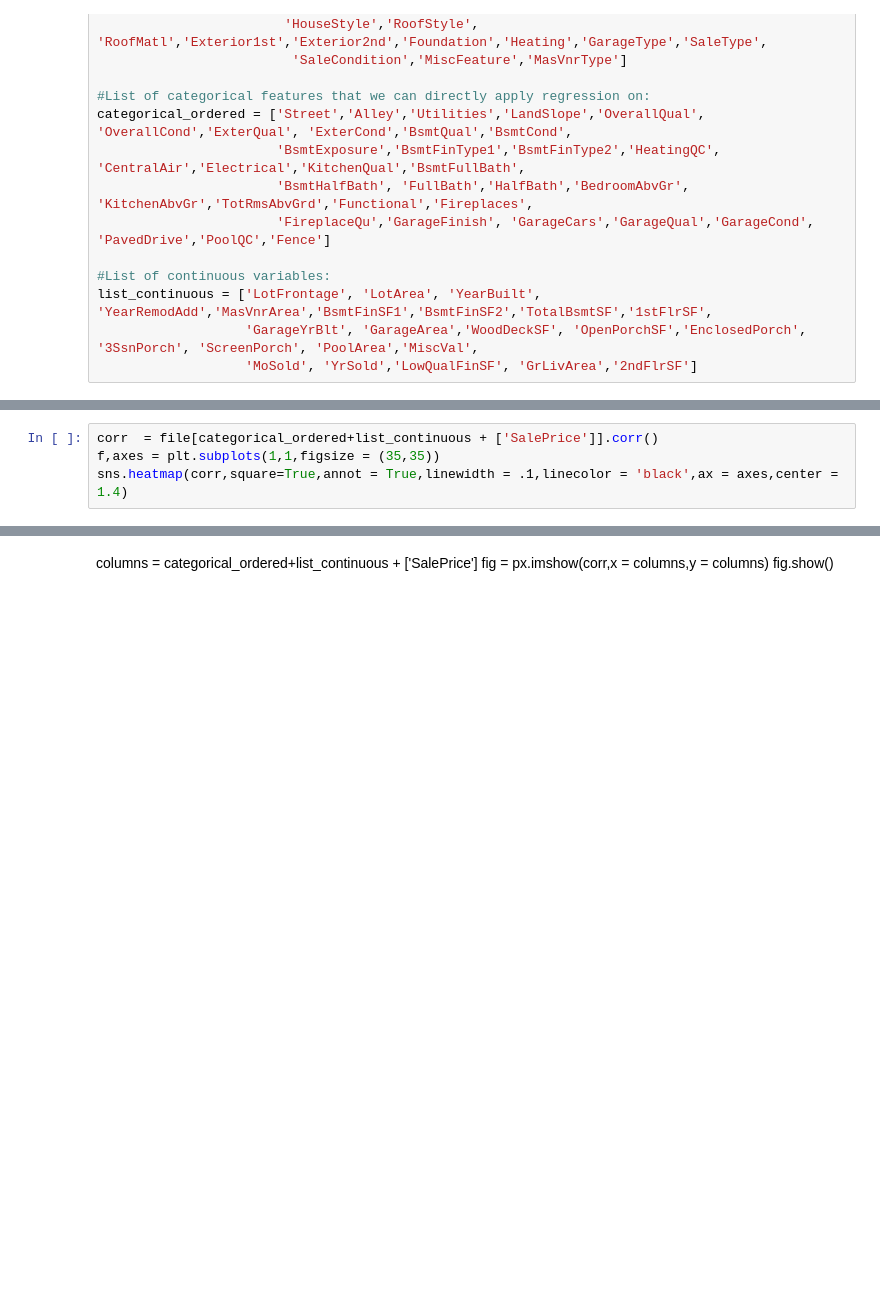
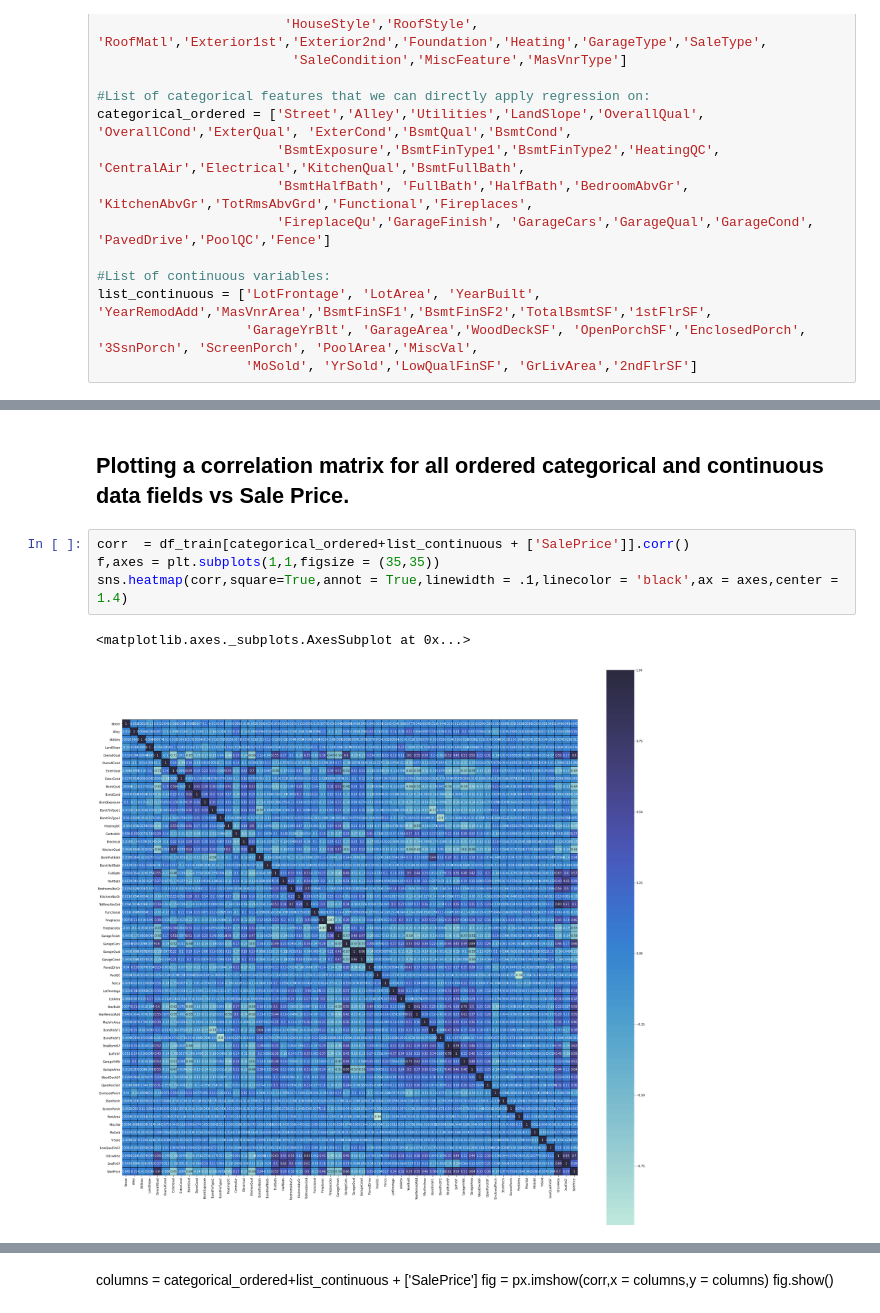
Before and after one commit to sidhantagar/Kaggle-House-Prices, a Jupyter notebook: house-prices.ipynb, the cells around one changed output, grey strips where cells are left out. Cells and saved outputs as stored; diff of their text form; blank space fills up the shorter version.

```diff
--- a/house-prices.ipynb
+++ b/house-prices.ipynb
@@ -355,4 +405,9 @@ for i in list_continuous:
+# %% [markdown]
+## Plotting a correlation matrix for all ordered categorical and continuous data fields vs Sale Price.
 # %%
-corr  = file[categorical_ordered+list_continuous + ['SalePrice']].corr()
+corr  = df_train[categorical_ordered+list_continuous + ['SalePrice']].corr()
 f,axes = plt.subplots(1,1,figsize = (35,35))
 sns.heatmap(corr,square=True,annot = True,linewidth = .1,linecolor = 'black',ax = axes,center = 1.4)
+# %% [output]
+<matplotlib.axes._subplots.AxesSubplot at 0x...>
+[figure, added]
```
Also changed, not shown: parts of 85 cells of this notebook.
